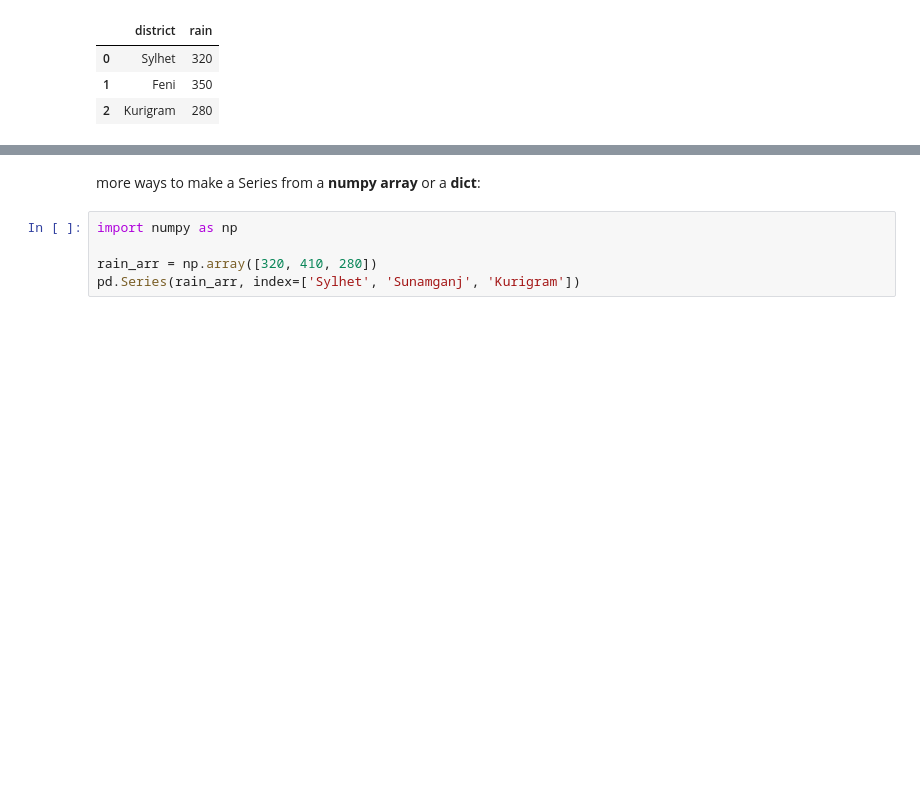
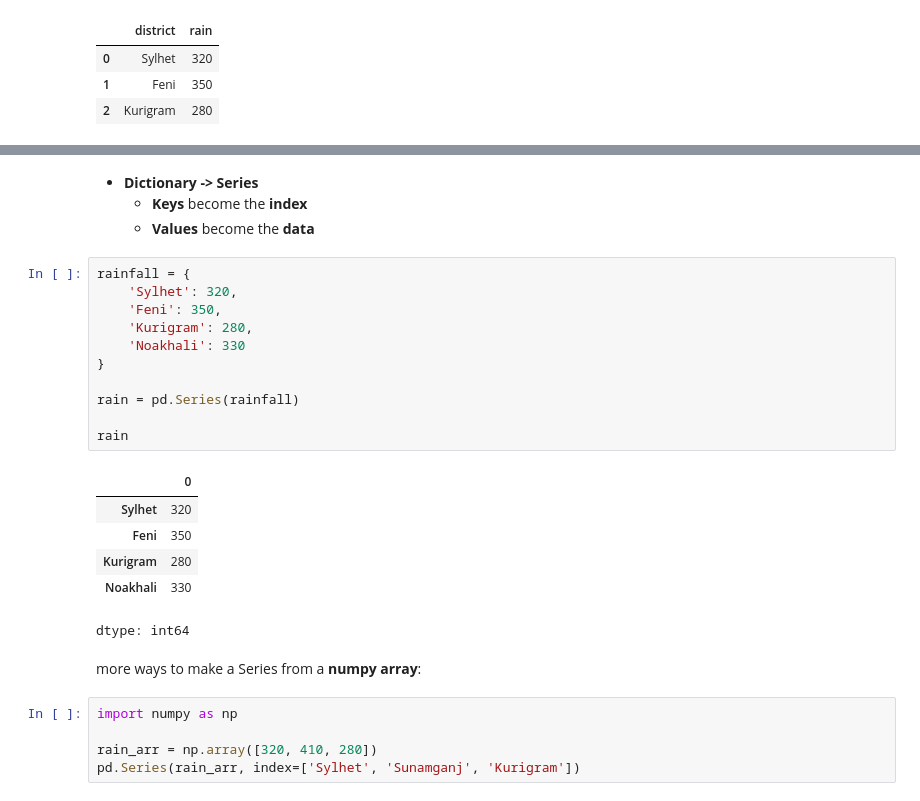
Before and after one commit to MissingSemesterCUET/ML, a Jupyter notebook: lectures/03/notebook.ipynb, the cells around one changed output, grey strips where cells are left out. Saved outputs shown, nothing was run; the diff lists cells and outputs as text; blank space fills up the shorter version.

```diff
--- a/lectures/03/notebook.ipynb
+++ b/lectures/03/notebook.ipynb
@@ -106,8 +100,30 @@ shelters
 | Feni | 52 |
 | Kurigram | 38 |
 dtype: int64
+# %% [markdown]
+- **Dictionary -> Series**
+  - **Keys** become the **index**
+  - **Values** become the **data**
+# %%
+rainfall = {
+    'Sylhet': 320,
+    'Feni': 350,
+    'Kurigram': 280,
+    'Noakhali': 330
+}
+
+rain = pd.Series(rainfall)
+
+rain
+# %% [output]
+|  | 0 |
+| Sylhet | 320 |
+| Feni | 350 |
+| Kurigram | 280 |
+| Noakhali | 330 |
+dtype: int64
 # %% [markdown]
-more ways to make a Series from a **numpy array** or a **dict**:
+more ways to make a Series from a **numpy array**:
 # %%
 import numpy as np
 
```
Also changed, not shown: parts of 16 cells of this notebook.
